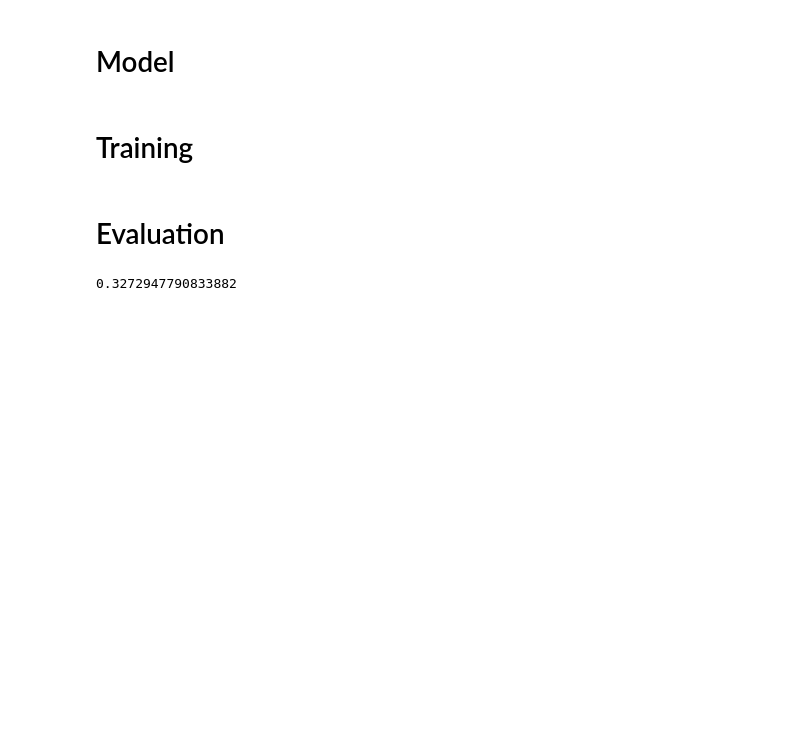
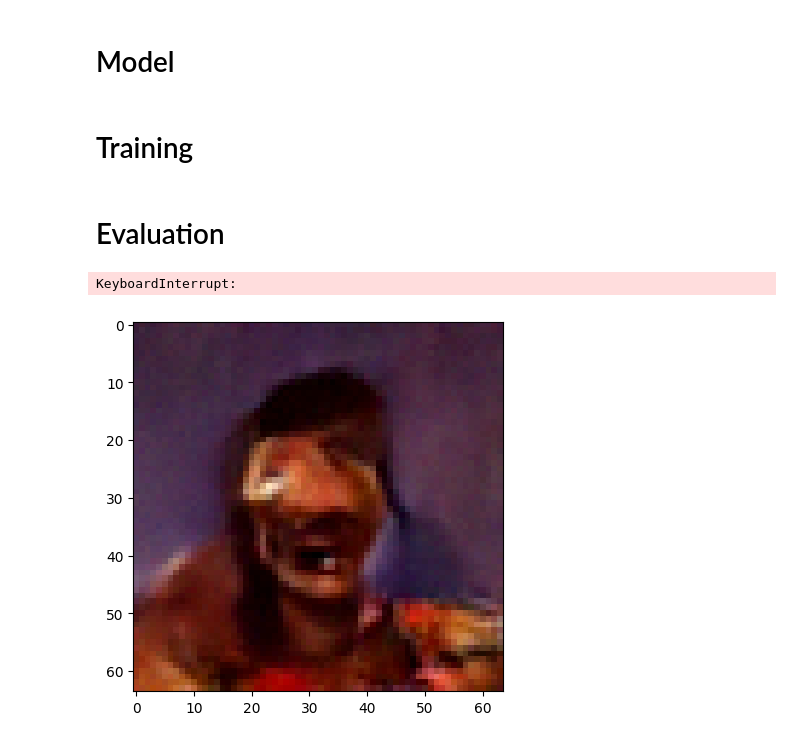
Before and after one commit to ZsZs88/DL-hf, a Jupyter notebook: src/DL_hf.ipynb, the cells around one changed output. Saved outputs shown, nothing was run; the diff lists cells and outputs as text; code cells hidden in the pictures; blank space fills up the shorter version.

Commit message:
little fixes, doksi TODO: fid, pics, graph?

```diff
--- a/src/DL_hf.ipynb
+++ b/src/DL_hf.ipynb
@@ -37,5 +41,6 @@ path_list = paths.celeba
 # %%
-generator = torch.Generator().manual_seed(RANDOM_SEED)
+celeba_generator = torch.Generator().manual_seed(RANDOM_SEED)
+danbooru_generator = torch.Generator().manual_seed(RANDOM_SEED)
 torch.manual_seed(RANDOM_SEED)
 torch.cuda.manual_seed_all(RANDOM_SEED)
 torch.backends.cudnn.deterministic = True
@@ -48,15 +76,20 @@ celeba_trainer.modify_imagesize((80, 64))
 # %%
-data = ImageFolder(root=path_list["data"], transform=image_transforms)
-train_data, val_data, test_data = random_split(
-    data, [0.8, 0.1, 0.1], generator=generator
+celeba_data = ImageFolder(root=paths.celeba["data"], transform=celeba_image_transforms)
+celeba_train_data, celeba_val_data = random_split(
+    celeba_data, [0.8, 0.2], generator=celeba_generator
 )
 
-train_dataloader = DataLoader(
-    train_data, batch_size=batch_size, shuffle=True, num_workers=8, pin_memory=True
+celeba_train_dataloader = DataLoader(
+    celeba_train_data,
+    batch_size=batch_size,
+    shuffle=True,
+    num_workers=8,
+    pin_memory=True,
 )
-val_dataloader = DataLoader(
-    val_data, batch_size=batch_size, shuffle=True, num_workers=8, pin_memory=True
+celeba_val_dataloader = DataLoader(
+    celeba_val_data,
+    batch_size=batch_size,
+    shuffle=True,
+    num_workers=8,
+    pin_memory=True,
 )
-test_dataloader = DataLoader(
-    test_data, batch_size=batch_size, shuffle=True, num_workers=8, pin_memory=True
-)
@@ -80,0 +120,7 @@ trainer.add_dataloaders(train_dataloader, val_dataloader, test_dataloader)
+# %%
+# wandb.init(project="dl-hf_celeba")
+celeba_trainer = Trainer(parallel=False)
+celeba_trainer.add_paths(paths.celeba)
+celeba_trainer.add_dataloaders(
+    celeba_train_dataloader, celeba_val_dataloader
+)
@@ -81,4 +134,4 @@ trainer.add_dataloaders(train_dataloader, val_dataloader, test_dataloader)
 # %% [markdown]
 # Training
 # %%
-trainer.train()
+celeba_trainer.train()
@@ -91,5 +142,7 @@ base_path = path_list["data"]
-# %%
-#TODO: paths
-trainer.test_FID(os.path.join(base_path, "0", "_"), os.path.join(base_path, "1", "_"))
-# %% [output]
-0.3272947790833882
+# %%
+# TODO: DODO
+celeba_trainer.add_model(os.path.join(paths.celeba["models"], "sample_30.pth"))
+celeba_trainer.sample_without_figs(n_samples=512, batching=True)
+# %% [output]
+KeyboardInterrupt:
+[figure, added]
```
Also changed, not shown: parts of 20 cells of this notebook, 4 other files.
